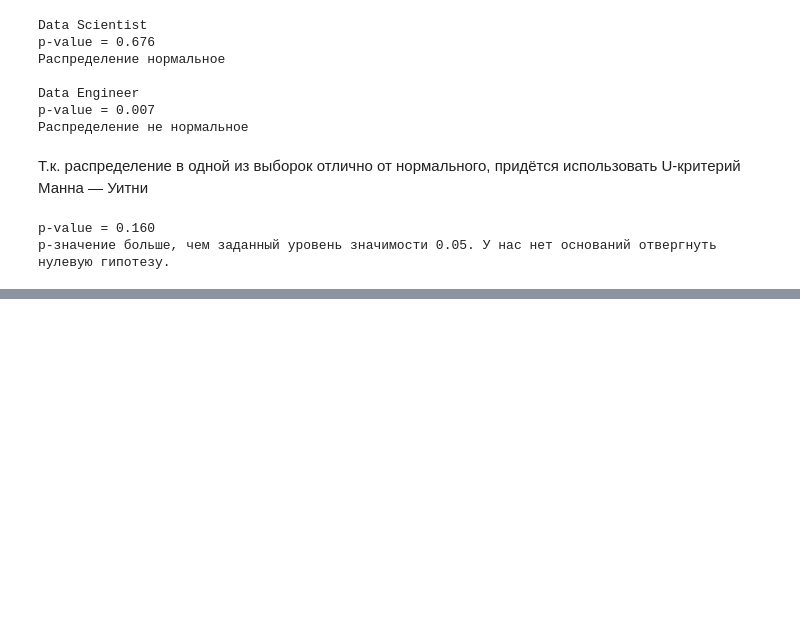
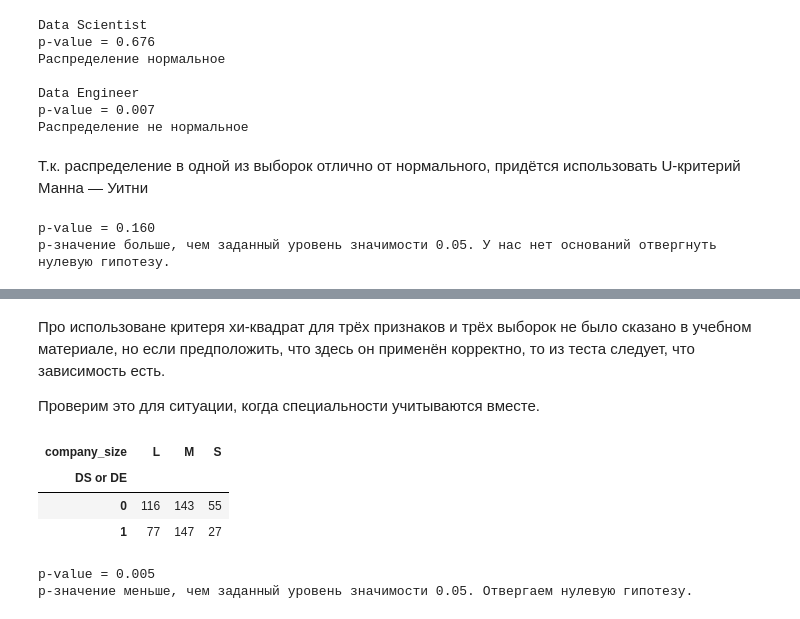
Before and after one commit to Blooodniy/SF_DS, a Jupyter notebook: EDA/Exercise 10.2 (HW-02)/Exercise 10.2 (HW-02).ipynb, the cells around one changed output, grey strips where cells are left out. Saved outputs shown, nothing was run; the diff lists cells and outputs as text; code cells hidden in the pictures; blank space fills up the shorter version.

```diff
--- a/EDA/Exercise 10.2 (HW-02)/Exercise 10.2 (HW-02).ipynb
+++ b/EDA/Exercise 10.2 (HW-02)/Exercise 10.2 (HW-02).ipynb
@@ -642,0 +797,26 @@ p-значение больше, чем заданный уровень знач
+# %% [markdown]
+Про использоване критеря хи-квадрат для трёх признаков и трёх выборок не было сказано в учебном материале, но если предположить, что здесь он применён корректно, то из теста следует, что зависимость есть.
+
+Проверим это для ситуации, когда специальности учитываются вместе.
+# %%
+# бинарный признак показывающий, является ли специальность DS или DE
+data['DS or DE'] = data['Is Data Scientist or Data Engineer'].apply(lambda x: 1 if x!=0 else 0)
+cross_tab_2 = pd.crosstab(data['DS or DE'], data['company_size'])
+cross_tab_2
+# %% [output]
+| company_size | L | M | S |
+| DS or DE |  |  |  |
+| 0 | 116 | 143 | 55 |
+| 1 | 77 | 147 | 27 |
+# %%
+_, p, _, _ = stats.chi2_contingency(cross_tab_2)
+
+print('p-value = {:.3f}'.format(p))
+
+if p <= alpha:
+    print('p-значение меньше, чем заданный уровень значимости {:.2f}. Отвергаем нулевую гипотезу.'.format(alpha))
+else:
+    print('p-значение больше, чем заданный уровень значимости {:.2f}. У нас нет оснований отвергнуть нулевую гипотезу.'.format(alpha))
+# %% [output]
+p-value = 0.005
+p-значение меньше, чем заданный уровень значимости 0.05. Отвергаем нулевую гипотезу.
```
Also changed, not shown: parts of 33 cells of this notebook.
